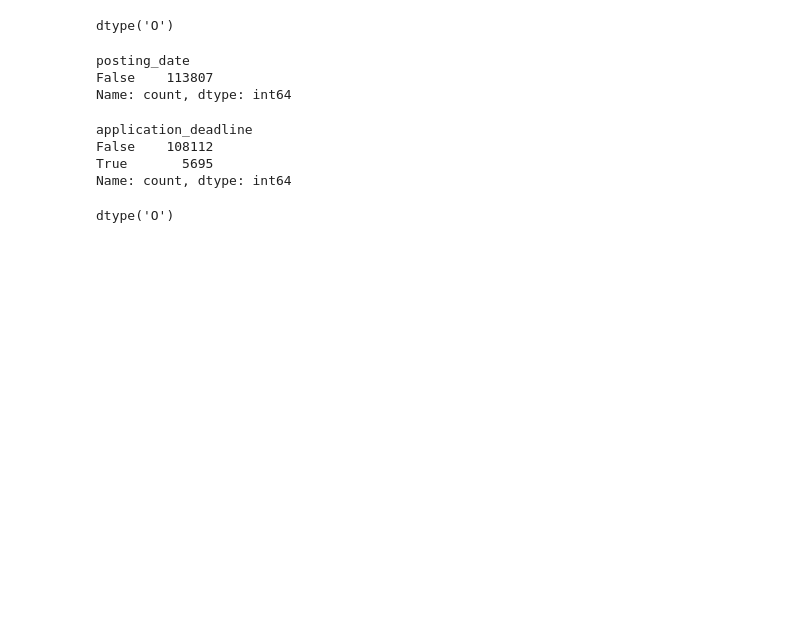
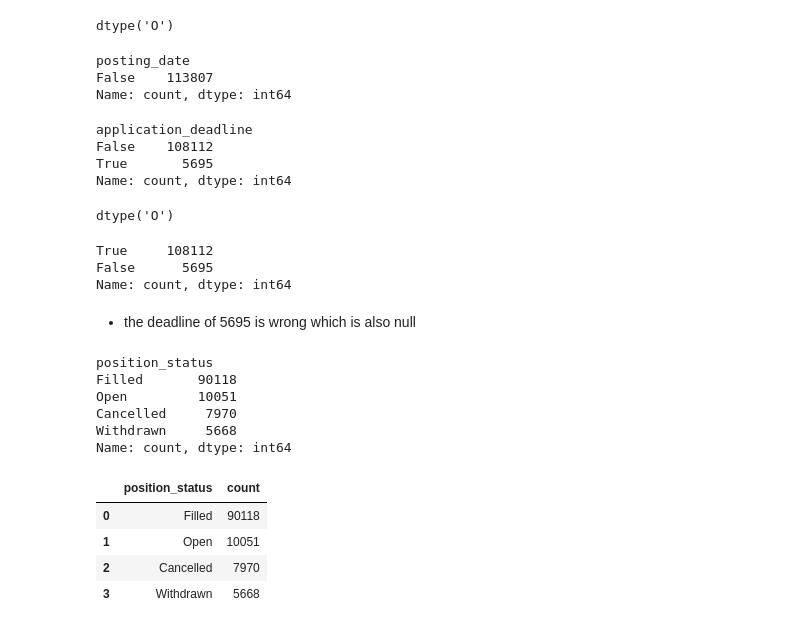
Before and after one commit to noobcoder909/task_2, a Jupyter notebook: pandas_and_seaborn.ipynb, the cells around one changed output. Cells and saved outputs as stored; diff of their text form; code cells hidden in the pictures; blank space fills up the shorter version.

```diff
--- a/pandas_and_seaborn.ipynb
+++ b/pandas_and_seaborn.ipynb
@@ -743,3 +743,30 @@ Name: count, dtype: int64
 df['application_deadline'].dtypes
 # %% [output]
 dtype('O')
+# %%
+right_date=df['posting_date'] <= df['application_deadline']
+right_date.value_counts()
+# %% [output]
+True     108112
+False      5695
+Name: count, dtype: int64
+# %% [markdown]
+- the deadline of 5695 is wrong which is also null
+# %%
+df['position_status'].value_counts()
+# %% [output]
+position_status
+Filled       90118
+Open         10051
+Cancelled     7970
+Withdrawn     5668
+Name: count, dtype: int64
+# %%
+position=df['position_status'].value_counts().reset_index(name='count')
+position
+# %% [output]
+|  | position_status | count |
+| 0 | Filled | 90118 |
+| 1 | Open | 10051 |
+| 2 | Cancelled | 7970 |
+| 3 | Withdrawn | 5668 |
```
Also changed, not shown: parts of 10 cells of this notebook.
